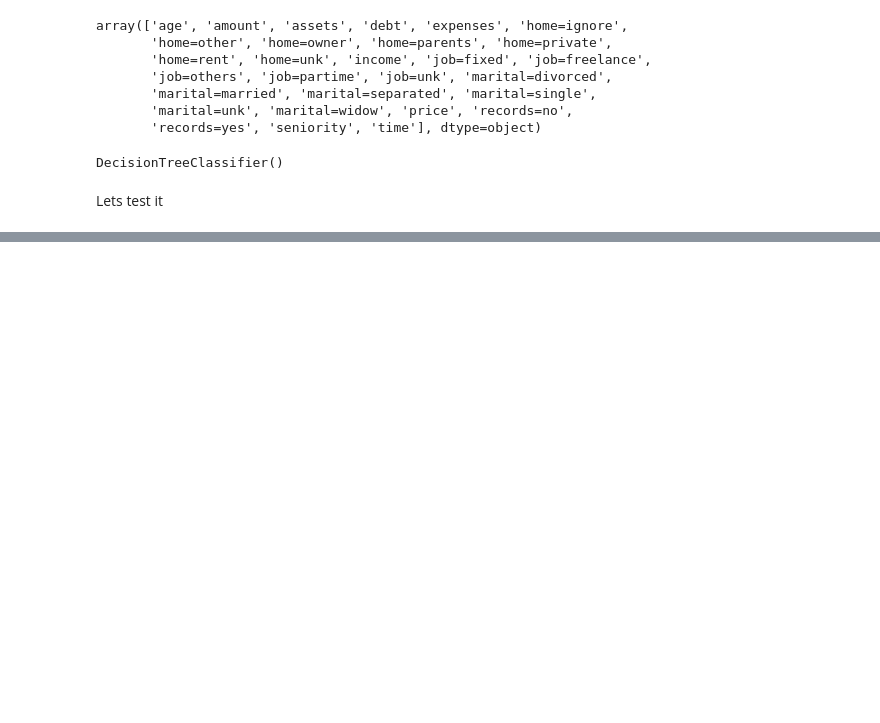
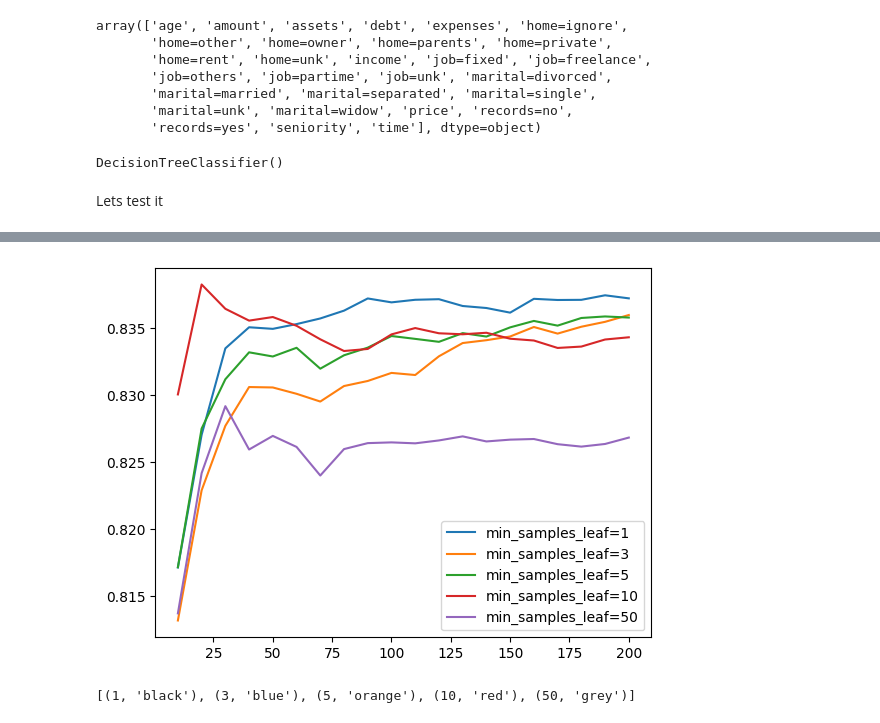
Before and after one commit to eadka/mlzoomcamp, a Jupyter notebook: 06-trees/06-trees.ipynb, the cells around one changed output, grey strips where cells are left out. Drawn from its saved outputs; the diff is of its cells as text; code cells hidden in the pictures; blank space fills up the shorter version.

```diff
--- a/06-trees/06-trees.ipynb
+++ b/06-trees/06-trees.ipynb
@@ -310,0 +770,15 @@ ValueError: Input contains infinity or a value too large for dtype('float64').
+# %%
+scores = []
+
+for l in [1, 3, 5, 10, 50]:
+    for n in range(10, 201, 10):
+        rf = RandomForestClassifier(n_estimators=n, max_depth=10, min_samples_leaf=l, random_state=1)
+        rf.fit(X_train, y_train)
+
+        y_pred = rf.predict_proba(X_val)[:,1]
+        auc = roc_auc_score(y_val, y_pred)
+        scores.append((l, n, auc))
+# %%
+columns = ['min_samples_leaf', 'n_estimators', 'auc']
+df_scores = pd.DataFrame(scores, columns = columns)
+df_scores.head()
@@ -310,0 +792,13 @@ ValueError: Input contains infinity or a value too large for dtype('float64').
+# %%
+for l in [1, 3, 5, 10, 50]:
+    df_subset = df_scores[df_scores.min_samples_leaf == l]
+    plt.plot(df_subset.n_estimators, df_subset.auc, label='min_samples_leaf=%d' %l)
+    plt.legend()
+# %% [output]
+[figure, added]
+# %%
+colors = ['black', 'blue', 'orange', 'red', 'grey']
+min_samples_leaf_values = [1, 3, 5, 10, 50]
+list(zip(min_samples_leaf_values, colors))
+# %% [output]
+[(1, 'black'), (3, 'blue'), (5, 'orange'), (10, 'red'), (50, 'grey')]
```
Also changed, not shown: parts of 140 cells of this notebook, 3 other files.
